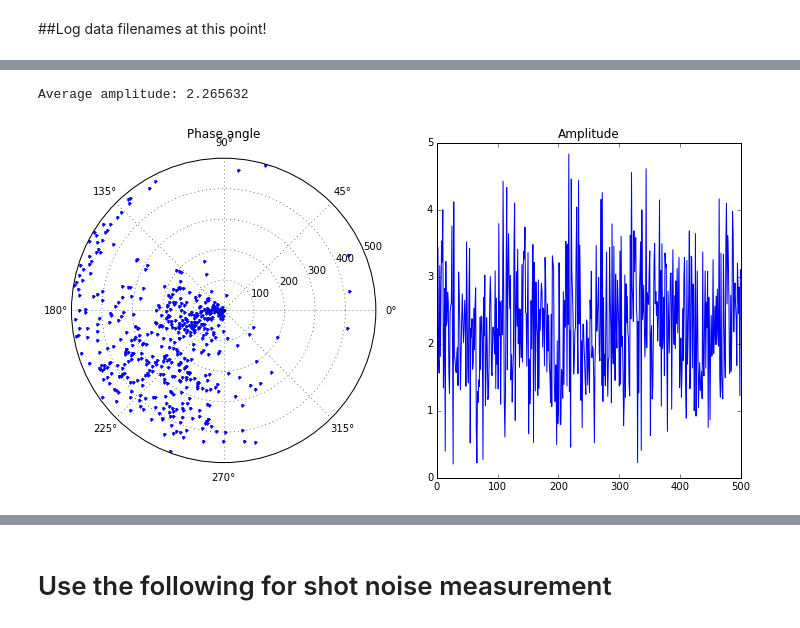
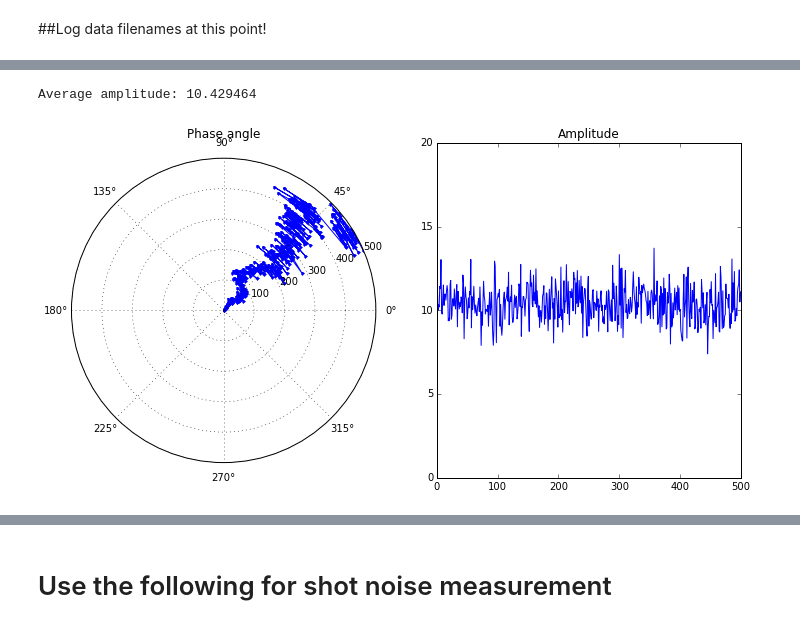
Before and after one commit to DawesLab/CCDimage, a Jupyter notebook: CCDimage.ipynb, the cells around one changed output, grey strips where cells are left out. Cells and saved outputs as stored; diff of their text form; code cells hidden in the pictures.

```diff
--- a/CCDimage.ipynb
+++ b/CCDimage.ipynb
@@ -133,7 +133,7 @@ def saveRaw(root_path = "/home/photon/data/"):
 # %%
 import serial
 # %%
-shutter = serial.Serial("/dev/ttyACM0")
+shutter = serial.Serial("/dev/ttyACM1")
 def sigOpen():
     # add power control to servo
     # power on
@@ -268,7 +190,7 @@ Finished data
 #Interspersed vacuum and data runs:
 
 frames = 50  # frames to collect (this is sent to the ZMQ server)
-rounds = 5  # rounds of data (total shots is N*M)
+rounds = 10 # rounds of data (total shots is N*M)
 
 dataOut = np.empty([600,frames,rounds],dtype=complex)
 vacOut = np.empty([600,frames,rounds],dtype=complex)
@@ -276,6 +198,7 @@ VacCorrected = np.empty([600,frames,rounds],dtype=complex)
 ncount = np.empty([frames,rounds])
 for r in range(rounds): # take M rounds:
     print "vacuum round: %i" % (r+1)
+    time.sleep(2)
     sigClose()
     time.sleep(2)
     request_images(client,frames)
@@ -296,6 +219,7 @@ for r in range(rounds): # take M rounds:
     vacFFT = np.average(vacOut[:,:,r],axis=1)
 
     print "data round: %i" % (r+1)
+    time.sleep(2)
     sigOpen()
     time.sleep(2)
 
@@ -317,8 +241,6 @@ for r in range(rounds): # take M rounds:
 
     VacCorrected[:,:,r] = dataOut[:,:,r] - vacFFT.reshape(600,1)
 
-#saveRaw()
-
 print "Finished data"
 saveRaw()
 # %% [output]
@@ -365,5 +292,5 @@ plt.plot( np.log10(abs((np.average(VacCorrected,axis=(1,2)))) )[150:240],".-")
 # %%
-selectedMode = 210
+selectedMode = 195
 output = (np.sqrt(2.0/ncount) * VacCorrected[selectedMode,:,:]).flatten('F')
 # Choose the mode to analyze, with n_t scaling
 
@@ -371,15 +298,16 @@ output = (np.sqrt(2.0/ncount) * VacCorrected[selectedMode,:,:]).flatten('F')
 # %%
 # Look at the average amplitude and a plot of phase angle and amplitude vs. shot number:
 plt.subplot(121, polar=True)
-plt.plot(angle(output),np.arange(len(output)),".")
+plt.plot(angle(output),np.arange(len(output)),".-")
 plt.title("Phase angle")
 plt.subplot(122)
+plt.ylim(0,20)
 plt.plot(abs(output))
 plt.title("Amplitude")
 print "Average amplitude: %f" % np.average(abs(output))
 # %% [output]
-Average amplitude: 2.265632
+Average amplitude: 10.429464
-[figure, old version]
+[figure, new version]
 # %%
 qfig = Qfunc.qfuncimage(output,30,0)
 # %% [output]
```
Also changed, not shown: parts of 12 cells of this notebook.
